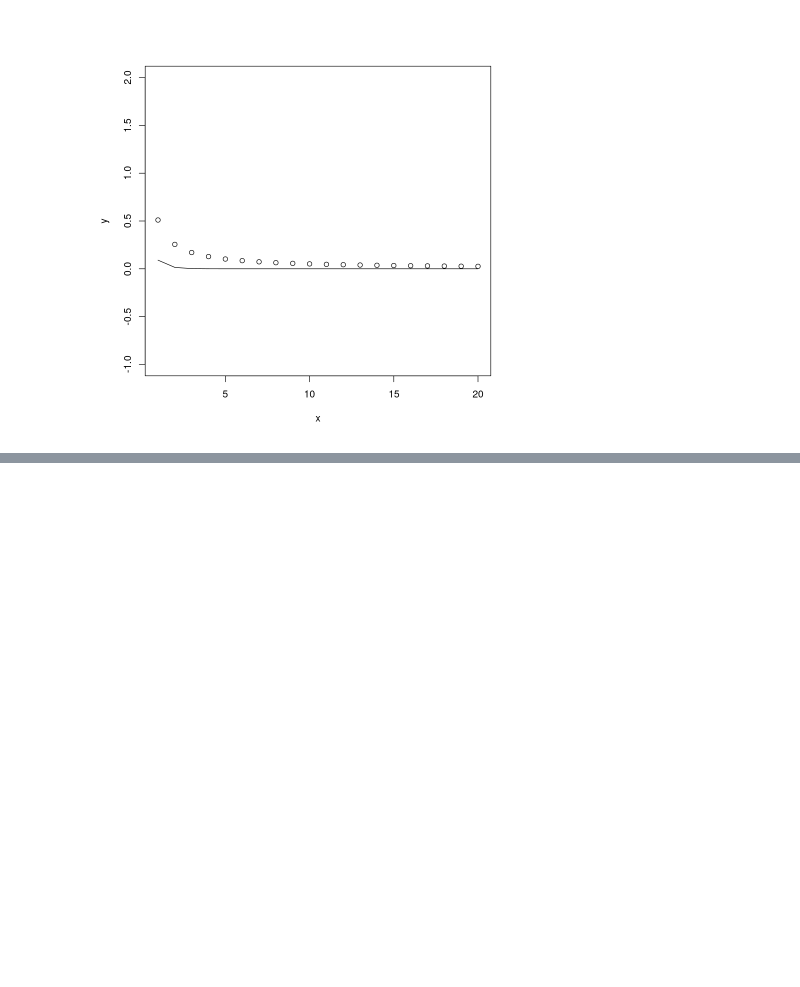
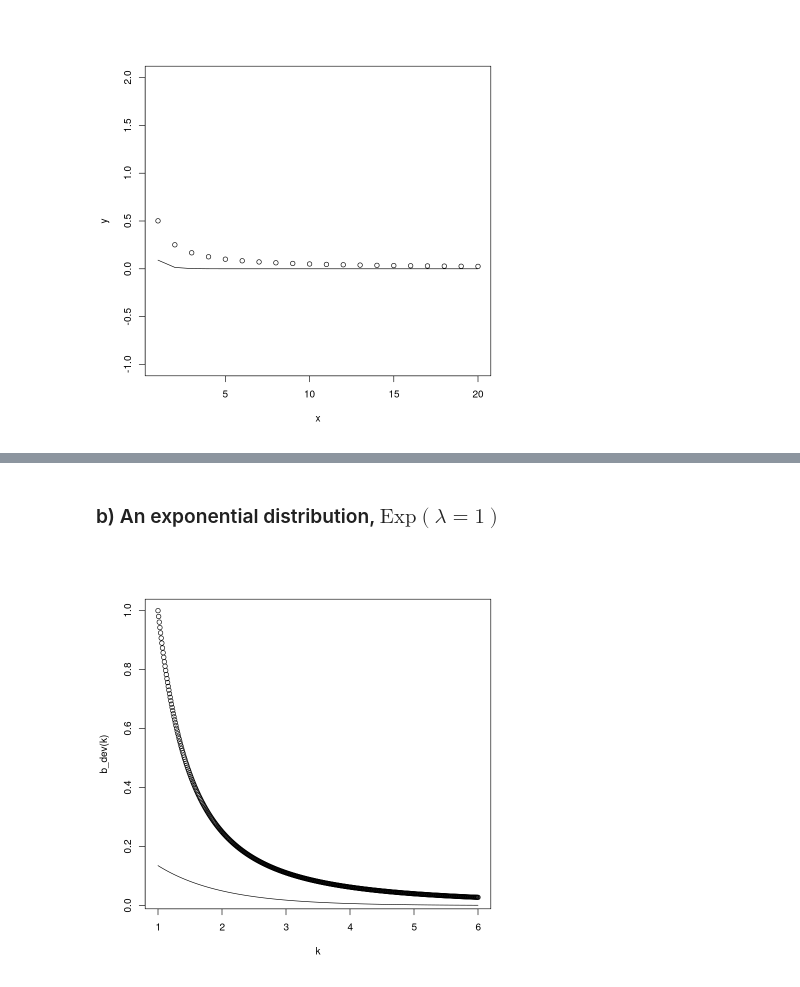
Before and after one commit to eigen-carmona/AdvStats, a Jupyter notebook: lab3/Ex3.ipynb, the cells around one changed output, grey strips where cells are left out. Drawn from its saved outputs; the diff is of its cells as text; code cells hidden in the pictures; blank space fills up the shorter version.

```diff
--- a/lab3/Ex3.ipynb
+++ b/lab3/Ex3.ipynb
@@ -111,0 +138,12 @@ help(dpois)
+# %% [markdown]
+### b) An exponential distribution, $\text{Exp}(\lambda = 1)$
+# %%
+lambda = 1
+mu = 1/lambda
+sig = 1/lambda
+p_dev<-function(k){1-pexp(mu+k*sig,lambda)+pexp(mu-k*sig,lambda)}
+k<-seq(1,6,0.01)
+plot(k,b_dev(k))
+lines(k,p_dev(k))
+# %% [output]
+[figure, added]
```
Also changed, not shown: parts of 11 cells of this notebook.
